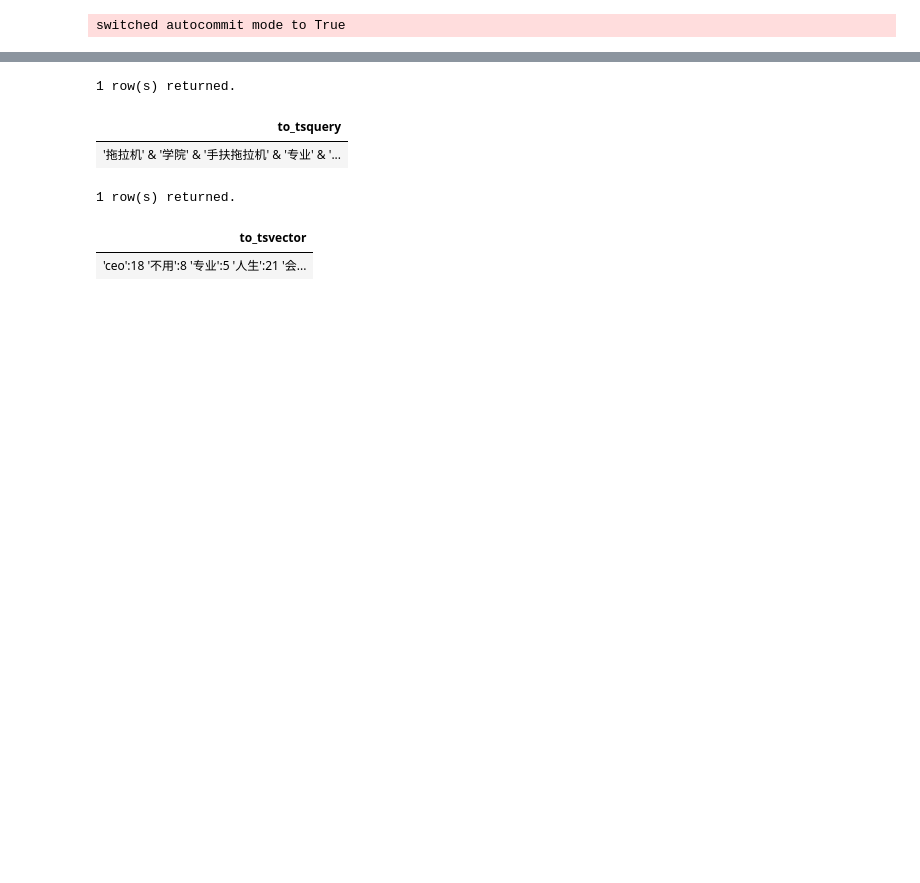
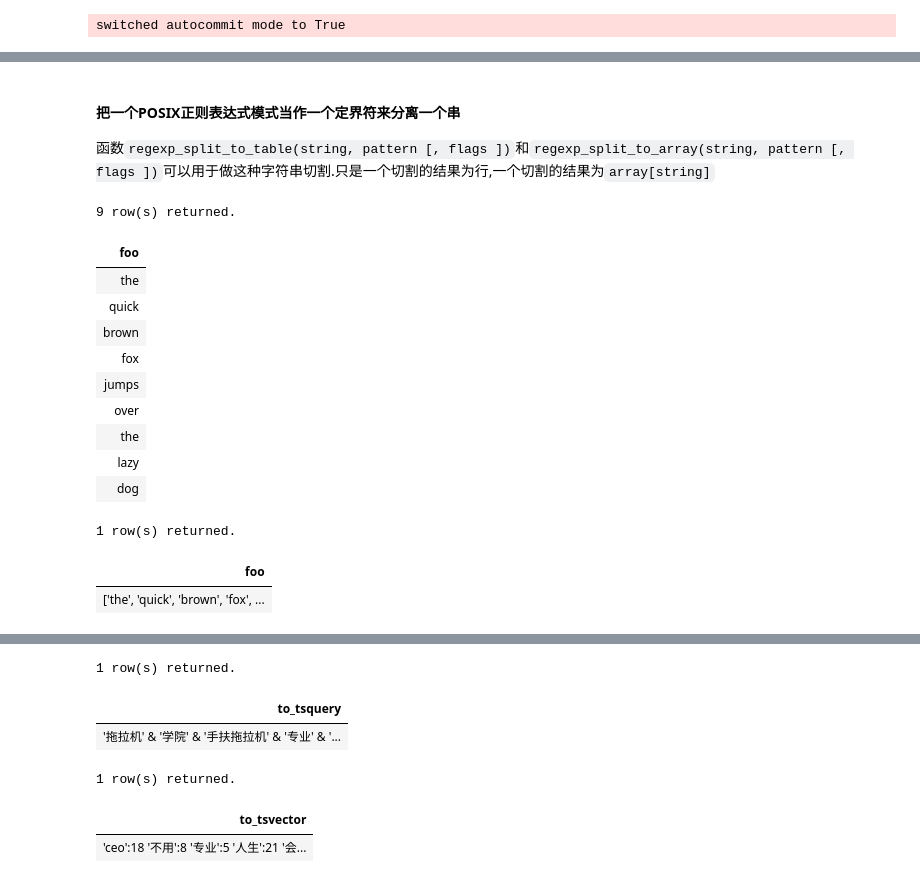
Before and after one commit to hsz1273327/TutorialForPostgreSQL, a Jupyter notebook: src/功能与特性/特色功能/全文搜索与模糊搜索.ipynb, the cells around one changed output, grey strips where cells are left out. Saved outputs shown, nothing was run; the diff lists cells and outputs as text; code cells hidden in the pictures; blank space fills up the shorter version.

```diff
--- a/src/功能与特性/特色功能/全文搜索与模糊搜索.ipynb
+++ b/src/功能与特性/特色功能/全文搜索与模糊搜索.ipynb
@@ -37,0 +94,24 @@ create extension pg_jieba;
+# %% [markdown]
+#### 把一个POSIX正则表达式模式当作一个定界符来分离一个串
+
+函数`regexp_split_to_table(string, pattern [, flags ])`和`regexp_split_to_array(string, pattern [, flags ])`可以用于做这种字符串切割.只是一个切割的结果为行,一个切割的结果为`array[string]`
+# %%
+SELECT foo FROM regexp_split_to_table('the quick brown fox jumps over the lazy dog', '\s+') AS foo
+# %% [output]
+9 row(s) returned.
+| foo |
+| the |
+| quick |
+| brown |
+| fox |
+| jumps |
+| over |
+| the |
+| lazy |
+| dog |
+# %%
+SELECT foo FROM regexp_split_to_array('the quick brown fox jumps over the lazy dog', '\s+') AS foo
+# %% [output]
+1 row(s) returned.
+| foo |
+| ['the', 'quick', 'brown', 'fox', ... |
```
Also changed, not shown: parts of 33 cells of this notebook, 12 other files.
